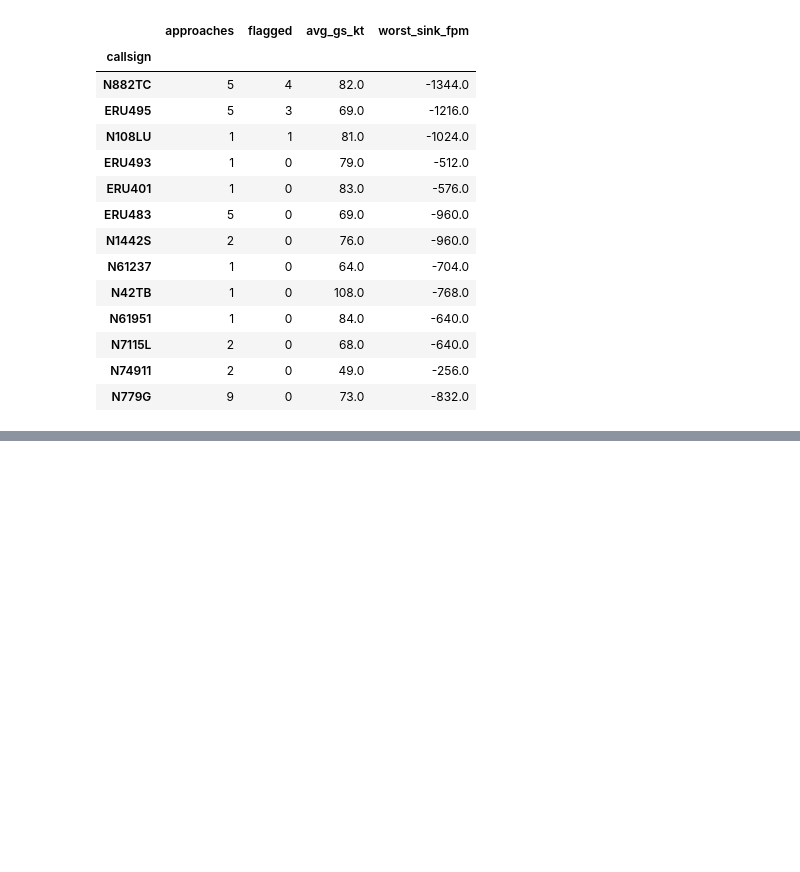
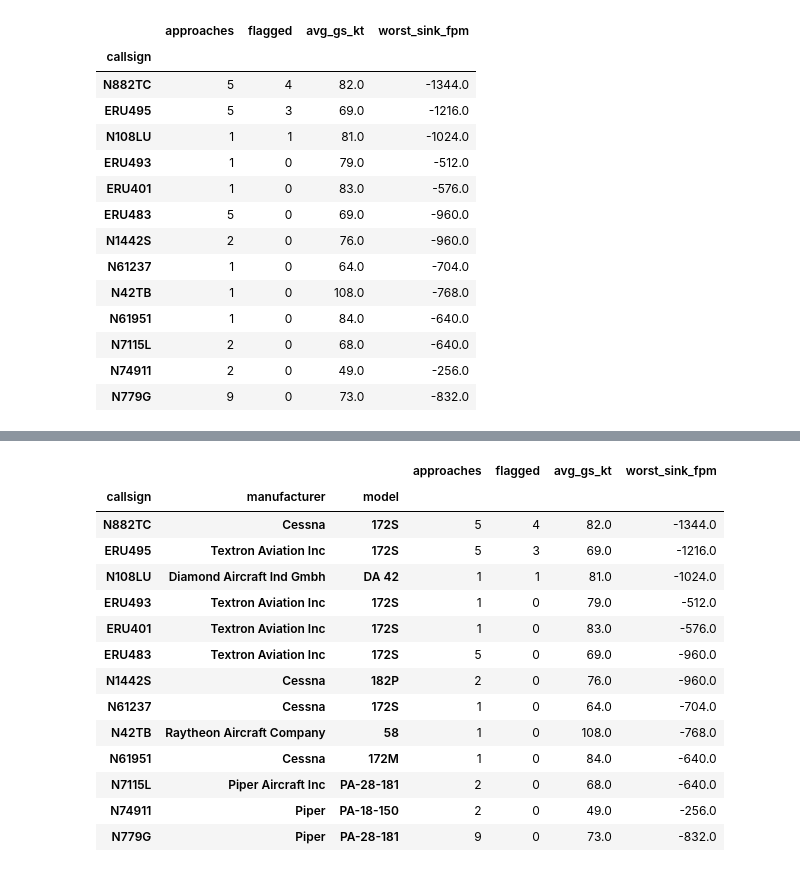
Before and after one commit to samsuseelan/ga-unstable-approach-warning, a Jupyter notebook: stable_approach_check.ipynb, the cells around one changed output, grey strips where cells are left out. Saved outputs shown, nothing was run; the diff lists cells and outputs as text; code cells hidden in the pictures; blank space fills up the shorter version.

Commit message:
Add aircraft type from OpenSky database

```diff
--- a/stable_approach_check.ipynb
+++ b/stable_approach_check.ipynb
@@ -375,0 +386,9 @@ per_aircraft.sort_values("flagged", ascending=False)
+# %%
+# Load the database without column names, every value as text
+db = pd.read_csv("aircraft-database-complete-2022-06.csv",
+                                  header=None, skiprows=1, dtype=str, on_bad_lines="skip", encoding="latin-1")
+
+print("Aircraft in database:", len(db))
+
+# Find N779G and show every column, one per line
+db[db[1] == "N779G"].T
@@ -375,0 +413,38 @@ per_aircraft.sort_values("flagged", ascending=False)
+# %%
+# Keep the useful columns and give them names
+aircraft = db[[0, 3, 4]].copy()
+aircraft.columns = ["icao24", "manufacturer", "model"]
+aircraft = aircraft.drop_duplicates("icao24")
+
+# Link each callsign to its icao24 code, from the flight data
+ids = kdab[["callsign", "icao24"]].drop_duplicates("callsign")
+
+# Join: approaches + icao24 + aircraft type
+typed = all_approaches.merge(ids, on="callsign", how="left")
+typed = typed.merge(aircraft, on="icao24", how="left")
+
+# One line per aircraft, now with type
+per_type = typed.groupby(["callsign", "manufacturer", "model"], dropna=False).agg(
+    approaches=("approach_id", "count"),
+    flagged=("sink_flag", "sum"),
+    avg_gs_kt=("avg_gs_kt", "mean"),
+    worst_sink_fpm=("max_sink_fpm", "min"),
+).round(0)
+
+per_type.sort_values("flagged", ascending=False)
+# %% [output]
+|  |  |  | approaches | flagged | avg_gs_kt | worst_sink_fpm |
+| callsign | manufacturer | model |  |  |  |  |
+| N882TC | Cessna | 172S | 5 | 4 | 82.0 | -1344.0 |
+| ERU495 | Textron Aviation Inc | 172S | 5 | 3 | 69.0 | -1216.0 |
+| N108LU | Diamond Aircraft Ind Gmbh | DA 42 | 1 | 1 | 81.0 | -1024.0 |
+| ERU493 | Textron Aviation Inc | 172S | 1 | 0 | 79.0 | -512.0 |
+| ERU401 | Textron Aviation Inc | 172S | 1 | 0 | 83.0 | -576.0 |
+| ERU483 | Textron Aviation Inc | 172S | 5 | 0 | 69.0 | -960.0 |
+| N1442S | Cessna | 182P | 2 | 0 | 76.0 | -960.0 |
+| N61237 | Cessna | 172S | 1 | 0 | 64.0 | -704.0 |
+| N42TB | Raytheon Aircraft Company | 58 | 1 | 0 | 108.0 | -768.0 |
+| N61951 | Cessna | 172M | 1 | 0 | 84.0 | -640.0 |
+| N7115L | Piper Aircraft Inc | PA-28-181 | 2 | 0 | 68.0 | -640.0 |
+| N74911 | Piper | PA-18-150 | 2 | 0 | 49.0 | -256.0 |
+| N779G | Piper | PA-28-181 | 9 | 0 | 73.0 | -832.0 |
```
Also changed, not shown: parts of 2 cells of this notebook.
